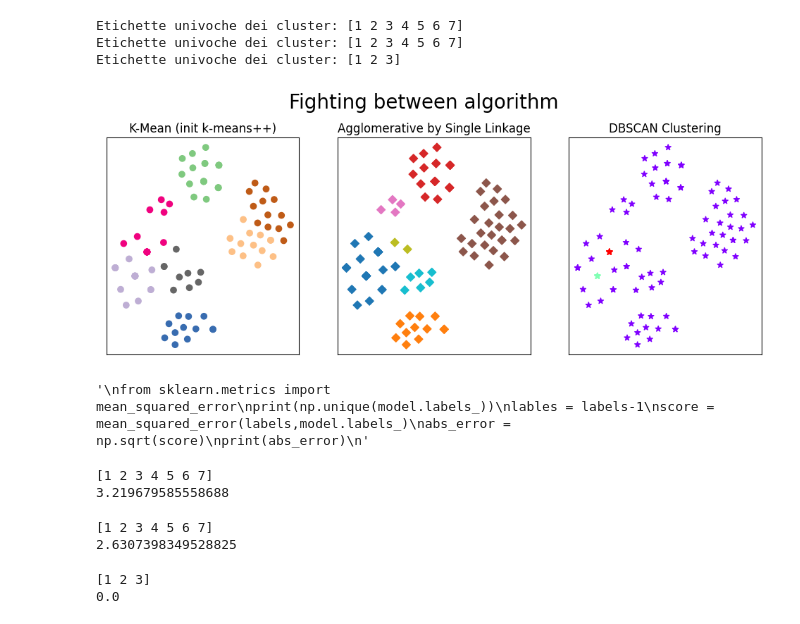
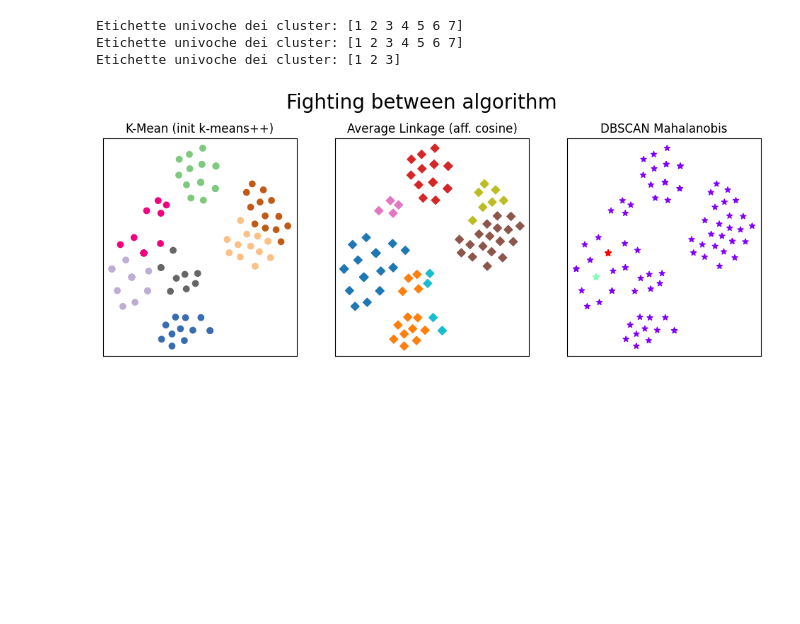
Before and after one commit to Laura1385/projectzoo, a Jupyter notebook: Maincode.ipynb, the cells around one changed output. Drawn from its saved outputs; the diff is of its cells as text; code cells hidden in the pictures; blank space fills up the shorter version.

```diff
--- a/Maincode.ipynb
+++ b/Maincode.ipynb
@@ -179,6 +219,7 @@ ut.update_animal_name(df_zoo, 'dove (dove)', 'dove (piccione)')
 ut.update_animal_name(df_zoo, 'haddock (eglefino)', 'haddock (pesce eglefino)')
 ut.update_animal_name(df_zoo, 'kiwi (kiwi)', 'kiwi (uccello kiwi)')
 ut.update_animal_name(df_zoo, 'mole (neo)', 'mole (talpa)')
+ut.update_animal_name(df_zoo, 'pussycat (micio)', 'pussycat (gatto)')
 ut.update_animal_name(df_zoo, 'rhea (nandù)', 'rhea (uccello nandù)')
 ut.update_animal_name(df_zoo, 'sealion (sigillatura)', 'sealion (leone marino)')#a volte la traduzione è corretta
 ut.update_animal_name(df_zoo, 'seawasp (vespa marina)', 'seawasp (medusa)') #a volte lo traduce così
@@ -340 +370,4 @@ Valori positivi:
+# %%
+df_new #df complete
+df_nc = df_new.drop(['class_type (tipo_classe)'],axis=1) #df without class_type column
 # %%
@@ -428,6 +451,6 @@ df_new2.head(1)
 # %%
-X = df_new2.iloc[:, 1:17].values  #select all
-y = df_new2.iloc[:, -4].values  #select legs column
+X = df_nc.iloc[:, 1:17].values  #select all
+y = df_nc.iloc[:, -4].values  #select legs column
 n_samples, n_features = X.shape
 n_samples, n_features
 # %% [output]
@@ -994,8 +937,8 @@ X = data_reduced
 # %%
 kmeans, y_kmplus_clustering = ut.km_clust(X, n_clusters=7, init='k-means++',
                                                n_init=10, max_iter=300, tol=1e-4, random_state=0)
-y_ac_blob_s = ut.agglomerative_clust(X, n_clusters=7, affinity='euclidean', linkage='single')
-dbscan, labels = ut.dbscan_clust(X, eps= 1.5, min_samples= 5, metric='euclidean')
+y_ac_blob_a = ut.agglomerative_clust(X, n_clusters=7, affinity='cosine', linkage='average')
+labels_m = ut.dbscan_clust(X, eps= 1.5, min_samples= 5, metric='mahalanobis')
 # %% [output]
 Etichette univoche dei cluster: [1 2 3 4 5 6 7]
 Etichette univoche dei cluster: [1 2 3 4 5 6 7]
@@ -1003,50 +946,12 @@ Etichette univoche dei cluster: [1 2 3]
 # %%
 #Comparing different way to group data
 fig, (ax1, ax2, ax3) = plt.subplots(nrows=1, ncols=3, figsize=(12, 4))
 ut.scatter_plot(X, c=y_kmplus, title='K-Mean (init k-means++)', cmap='Accent', marker='o', colorbar=False, ax=ax1)
-ut.scatter_plot(X, c=y_ac_blob_s[1], title='Agglomerative by Single Linkage', cmap='tab10', marker='D', colorbar=False, ax=ax2)
-ut.scatter_plot(X, c=labels, title='DBSCAN Clustering', cmap='rainbow', marker='*', colorbar=False, ax=ax3)
+ut.scatter_plot(X, c=y_ac_blob_a[1], title='Average Linkage (aff. cosine)', cmap='tab10', marker='D', colorbar=False, ax=ax2)
+ut.scatter_plot(X, c=labels_m[1], title='DBSCAN Mahalanobis', cmap='rainbow', marker='*', colorbar=False, ax=ax3)
 fig.suptitle("Fighting between algorithm", fontsize=20, y=1.04)
 plt.show()
 
 #edgecolor='red',
 # %% [output]
-[figure, old version]
+[figure, new version]
-# %%
-'''
-from sklearn.metrics import mean_squared_error
-print(np.unique(model.labels_))
-lables = labels-1
-score = mean_squared_error(labels,model.labels_)
-abs_error = np.sqrt(score)
-print(abs_error)
-'''
-# %% [output]
-'\nfrom sklearn.metrics import mean_squared_error\nprint(np.unique(model.labels_))\nlables = labels-1\nscore = mean_squared_error(labels,model.labels_)\nabs_error = np.sqrt(score)\nprint(abs_error)\n'
-# %%
-print(np.unique(y_km_clustering))
-lables = labels-1
-score = mean_squared_error(labels,y_km_clustering)#y_kmplus_clustering 3.095
-abs_error = np.sqrt(score)
-print(abs_error)
-# %% [output]
-[1 2 3 4 5 6 7]
-3.219679585558688
-# %%
-print(np.unique(y_ac_blob_s[1]))
-lables = labels-1
-score = mean_squared_error(labels,y_ac_blob_s[1])
-abs_error = np.sqrt(score)
-print(abs_error)
-# %% [output]
-[1 2 3 4 5 6 7]
-2.6307398349528825
-# %%
-print(np.unique(labels))
-lables = lables-1
-score = mean_squared_error(labels,labels)
-abs_error = np.sqrt(score)
-print(abs_error)
-# %% [output]
-[1 2 3]
-0.0
```
Also changed, not shown: parts of 97 cells of this notebook, 13 other files.
